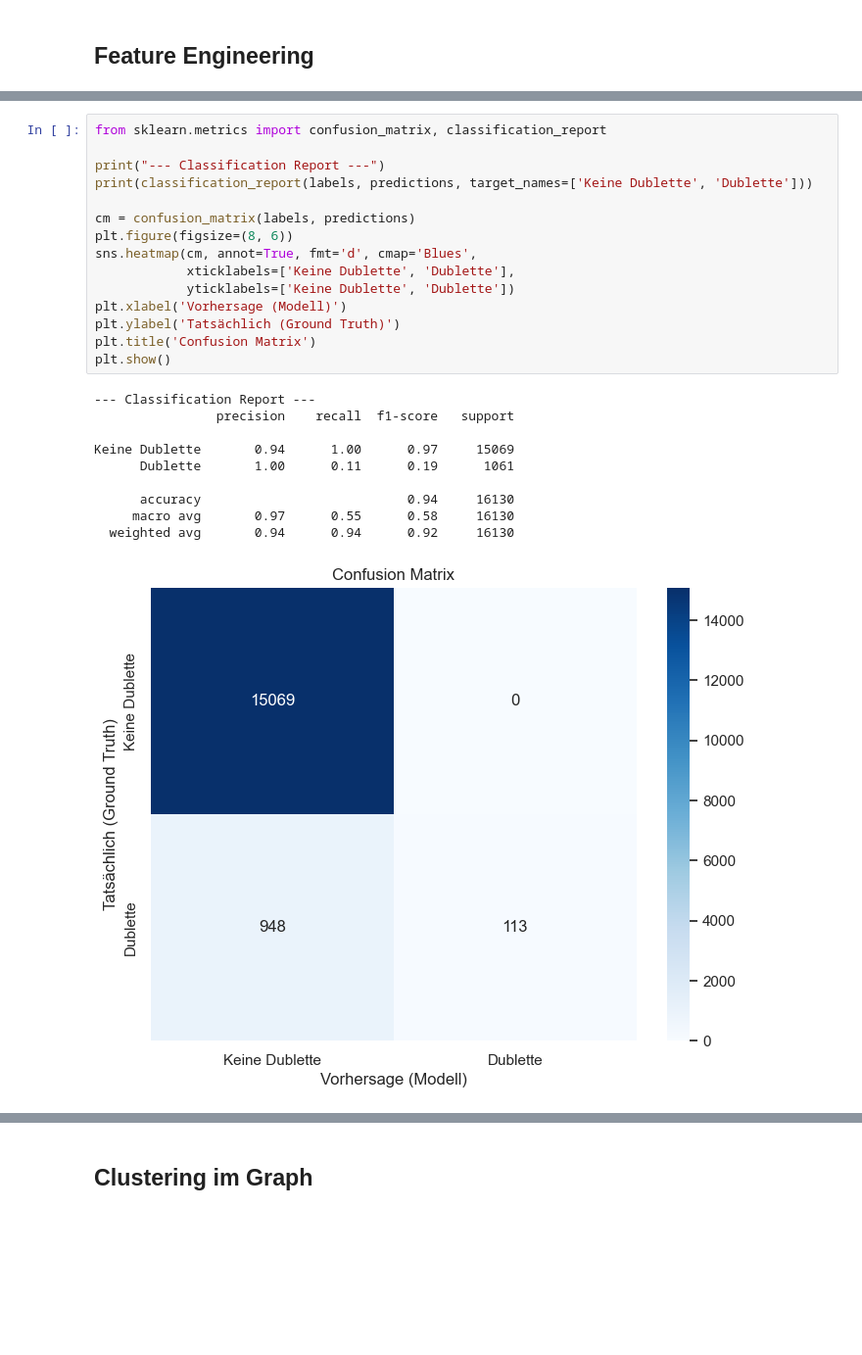
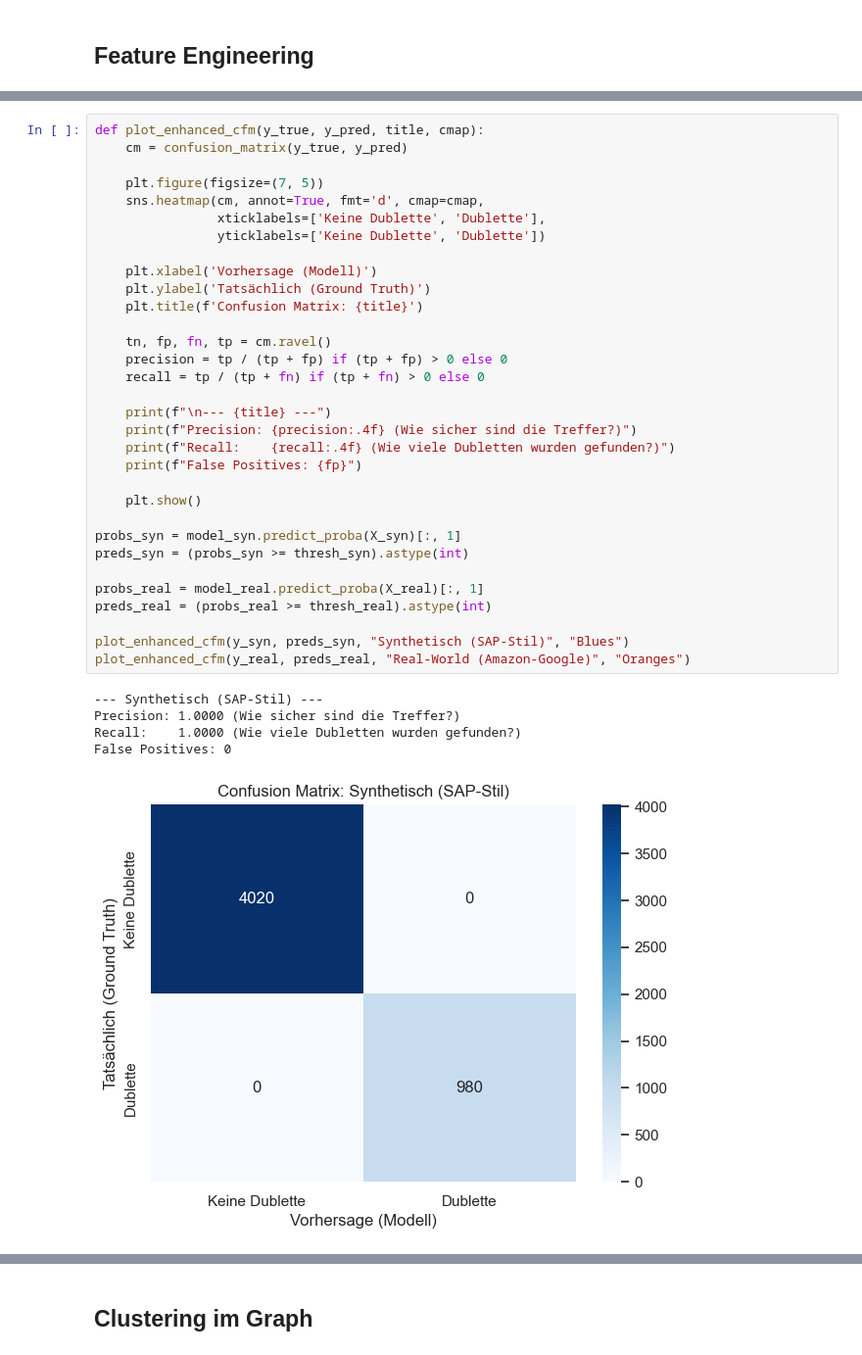
Before and after one commit to F1nnSBK/Entitiy-Resolution, a Jupyter notebook: entity_resolution.ipynb, the cells around one changed output, grey strips where cells are left out. Shown at 98% size. Cells and saved outputs as stored; diff of their text form; blank space fills up the shorter version.

```diff
--- a/entity_resolution.ipynb
+++ b/entity_resolution.ipynb
@@ -683,26 +703,38 @@ Number of confirmed duplicate pairs: 113
 # %%
-from sklearn.metrics import confusion_matrix, classification_report
+def plot_enhanced_cfm(y_true, y_pred, title, cmap):
+    cm = confusion_matrix(y_true, y_pred)
 
-print("--- Classification Report ---")
-print(classification_report(labels, predictions, target_names=['Keine Dublette', 'Dublette']))
+    plt.figure(figsize=(7, 5))
+    sns.heatmap(cm, annot=True, fmt='d', cmap=cmap,
+                xticklabels=['Keine Dublette', 'Dublette'],
+                yticklabels=['Keine Dublette', 'Dublette'])
 
-cm = confusion_matrix(labels, predictions)
-plt.figure(figsize=(8, 6))
-sns.heatmap(cm, annot=True, fmt='d', cmap='Blues',
-            xticklabels=['Keine Dublette', 'Dublette'],
-            yticklabels=['Keine Dublette', 'Dublette'])
-plt.xlabel('Vorhersage (Modell)')
-plt.ylabel('Tatsächlich (Ground Truth)')
-plt.title('Confusion Matrix')
-plt.show()
+    plt.xlabel('Vorhersage (Modell)')
+    plt.ylabel('Tatsächlich (Ground Truth)')
+    plt.title(f'Confusion Matrix: {title}')
+
+    tn, fp, fn, tp = cm.ravel()
+    precision = tp / (tp + fp) if (tp + fp) > 0 else 0
+    recall = tp / (tp + fn) if (tp + fn) > 0 else 0
+
+    print(f"\n--- {title} ---")
+    print(f"Precision: {precision:.4f} (Wie sicher sind die Treffer?)")
+    print(f"Recall:    {recall:.4f} (Wie viele Dubletten wurden gefunden?)")
+    print(f"False Positives: {fp}")
+
+    plt.show()
+
+probs_syn = model_syn.predict_proba(X_syn)[:, 1]
+preds_syn = (probs_syn >= thresh_syn).astype(int)
+
+probs_real = model_real.predict_proba(X_real)[:, 1]
+preds_real = (probs_real >= thresh_real).astype(int)
+
+plot_enhanced_cfm(y_syn, preds_syn, "Synthetisch (SAP-Stil)", "Blues")
+plot_enhanced_cfm(y_real, preds_real, "Real-World (Amazon-Google)", "Oranges")
 # %% [output]
---- Classification Report ---
-                precision    recall  f1-score   support
-
-Keine Dublette       0.94      1.00      0.97     15069
-      Dublette       1.00      0.11      0.19      1061
-
-      accuracy                           0.94     16130
-     macro avg       0.97      0.55      0.58     16130
-  weighted avg       0.94      0.94      0.92     16130
+--- Synthetisch (SAP-Stil) ---
+Precision: 1.0000 (Wie sicher sind die Treffer?)
+Recall:    1.0000 (Wie viele Dubletten wurden gefunden?)
+False Positives: 0
-[figure, old version]
+[figure, new version]
```
Also changed, not shown: parts of 19 cells of this notebook.
